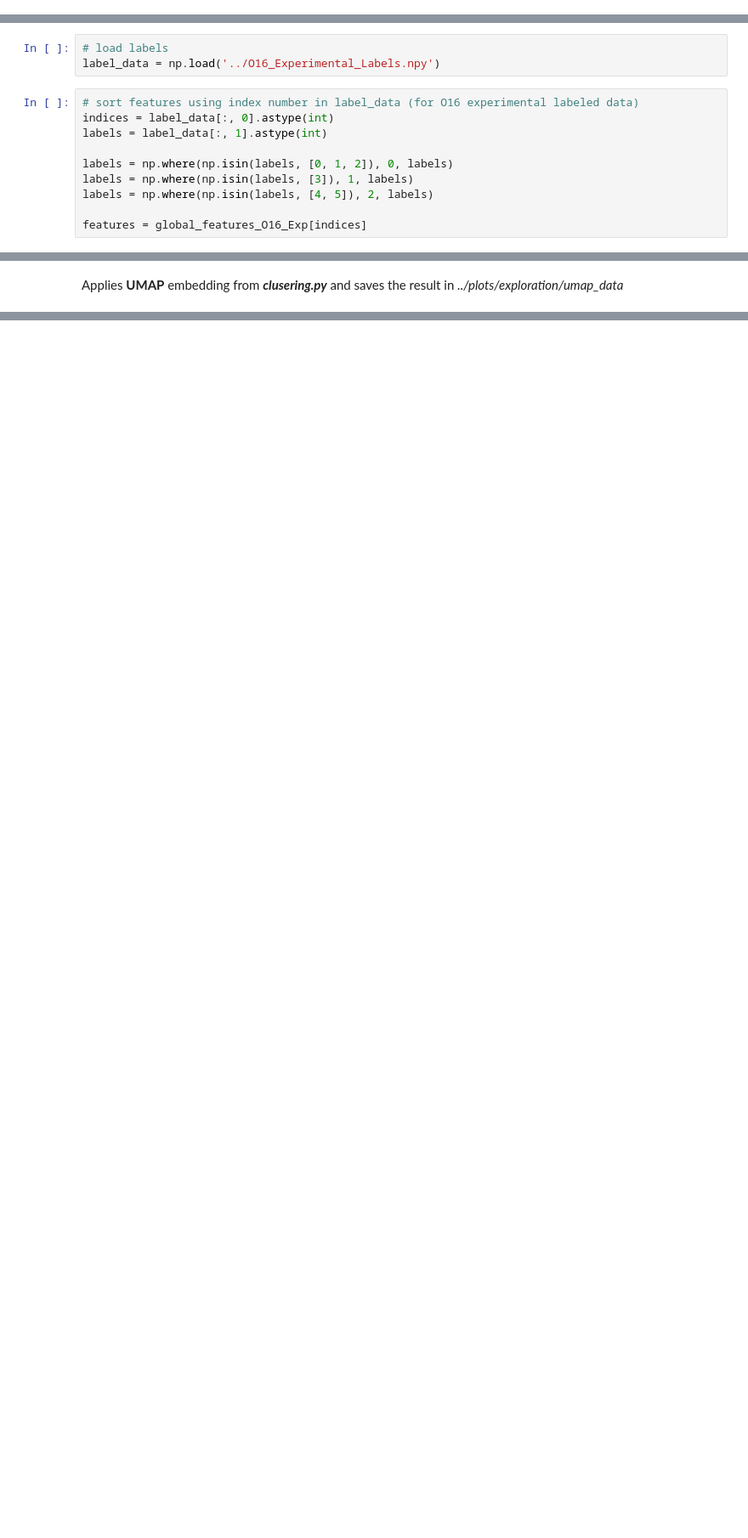
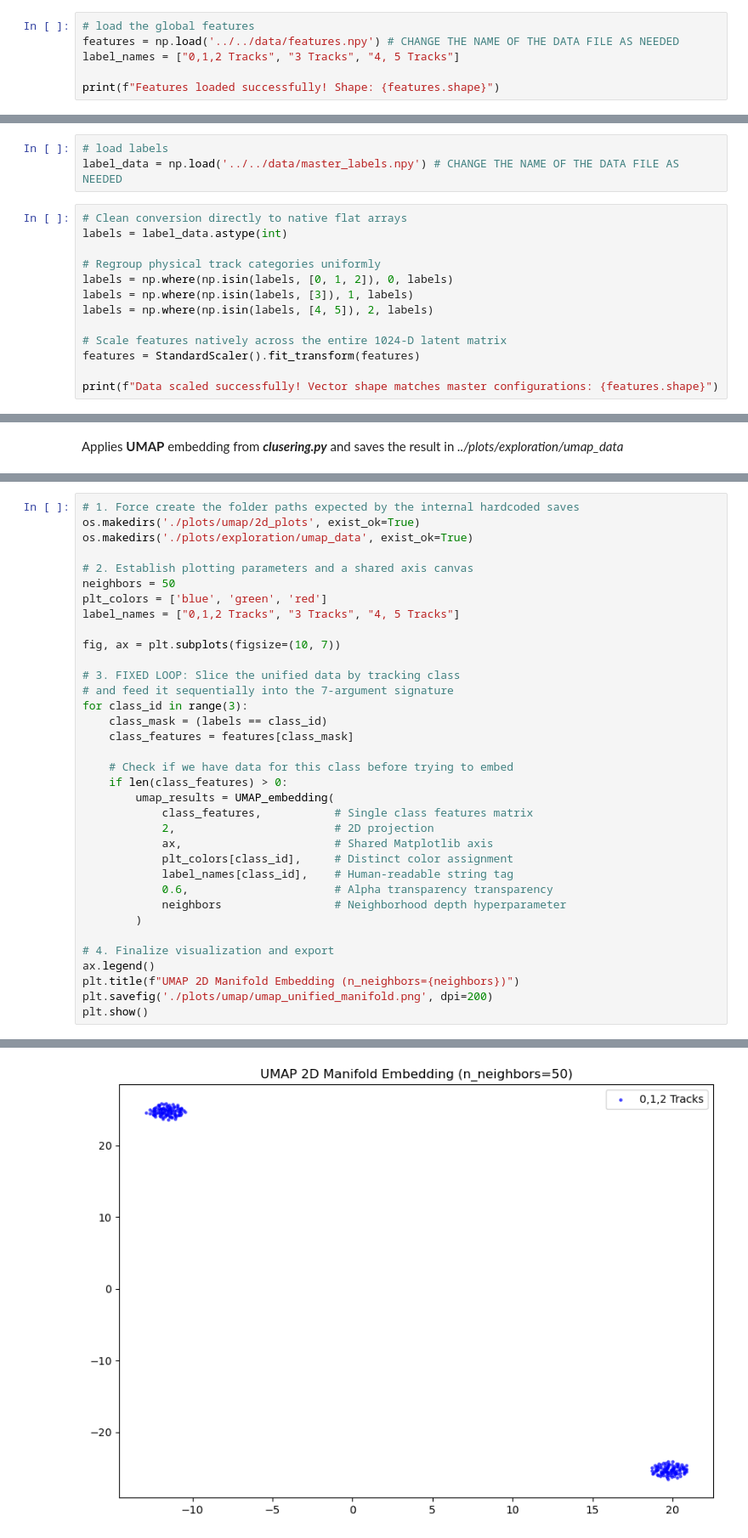
Before and after one commit to alpha-davidson/ATTPCLatent, a Jupyter notebook: latent_layer_processing/global_feature_exploration/global_feature_exploration.ipynb, the cells around one changed output, grey strips where cells are left out. Shown at 85% size. Cells and saved outputs as stored; diff of their text form; blank space fills up the shorter version.

Commit message:
Fixed the Notebook to match our new implementation

```diff
--- a/latent_layer_processing/global_feature_exploration/global_feature_exploration.ipynb
+++ b/latent_layer_processing/global_feature_exploration/global_feature_exploration.ipynb
@@ -33,0 +26,6 @@ global_features_O16_Exp = np.load('../global_features/O16_experimental_features.
+# %%
+# load the global features
+features = np.load('../../data/features.npy') # CHANGE THE NAME OF THE DATA FILE AS NEEDED
+label_names = ["0,1,2 Tracks", "3 Tracks", "4, 5 Tracks"]
+
+print(f"Features loaded successfully! Shape: {features.shape}")
@@ -34,13 +34,16 @@ global_features_O16_Exp = np.load('../global_features/O16_experimental_features.
 # %%
 # load labels
-label_data = np.load('../O16_Experimental_Labels.npy')
+label_data = np.load('../../data/master_labels.npy') # CHANGE THE NAME OF THE DATA FILE AS NEEDED
 # %%
-# sort features using index number in label_data (for O16 experimental labeled data)
-indices = label_data[:, 0].astype(int)
-labels = label_data[:, 1].astype(int)
+# Clean conversion directly to native flat arrays
+labels = label_data.astype(int)
 
+# Regroup physical track categories uniformly
 labels = np.where(np.isin(labels, [0, 1, 2]), 0, labels)
 labels = np.where(np.isin(labels, [3]), 1, labels)
 labels = np.where(np.isin(labels, [4, 5]), 2, labels)
 
-features = global_features_O16_Exp[indices]
+# Scale features natively across the entire 1024-D latent matrix
+features = StandardScaler().fit_transform(features)
+
+print(f"Data scaled successfully! Vector shape matches master configurations: {features.shape}")
@@ -178,0 +115,36 @@ plot_umap_events(umap_2track, '2_track', '../../simulated_data/process_data/O16/
+# %%
+# 1. Force create the folder paths expected by the internal hardcoded saves
+os.makedirs('./plots/umap/2d_plots', exist_ok=True)
+os.makedirs('./plots/exploration/umap_data', exist_ok=True)
+
+# 2. Establish plotting parameters and a shared axis canvas
+neighbors = 50
+plt_colors = ['blue', 'green', 'red']
+label_names = ["0,1,2 Tracks", "3 Tracks", "4, 5 Tracks"]
+
+fig, ax = plt.subplots(figsize=(10, 7))
+
+# 3. FIXED LOOP: Slice the unified data by tracking class
+# and feed it sequentially into the 7-argument signature
+for class_id in range(3):
+    class_mask = (labels == class_id)
+    class_features = features[class_mask]
+
+    # Check if we have data for this class before trying to embed
+    if len(class_features) > 0:
+        umap_results = UMAP_embedding(
+            class_features,           # Single class features matrix
+            2,                        # 2D projection
+            ax,                       # Shared Matplotlib axis
+            plt_colors[class_id],     # Distinct color assignment
+            label_names[class_id],    # Human-readable string tag
+            0.6,                      # Alpha transparency transparency
+            neighbors                 # Neighborhood depth hyperparameter
+        )
+
+# 4. Finalize visualization and export
+ax.legend()
+plt.title(f"UMAP 2D Manifold Embedding (n_neighbors={neighbors})")
+plt.savefig('./plots/umap/umap_unified_manifold.png', dpi=200)
+plt.show()
+# %% [output]
@@ -178,0 +168 @@ plot_umap_events(umap_2track, '2_track', '../../simulated_data/process_data/O16/
+[figure, added]
```
Also changed, not shown: parts of 20 cells of this notebook.
